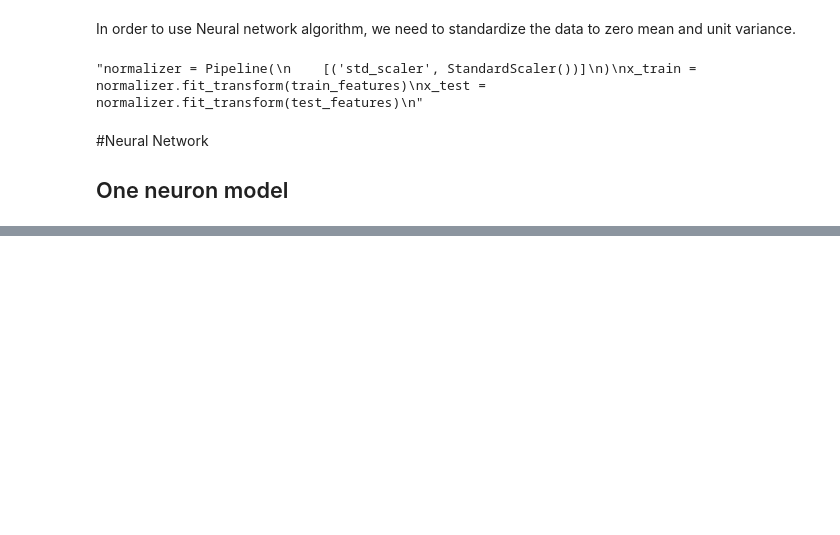
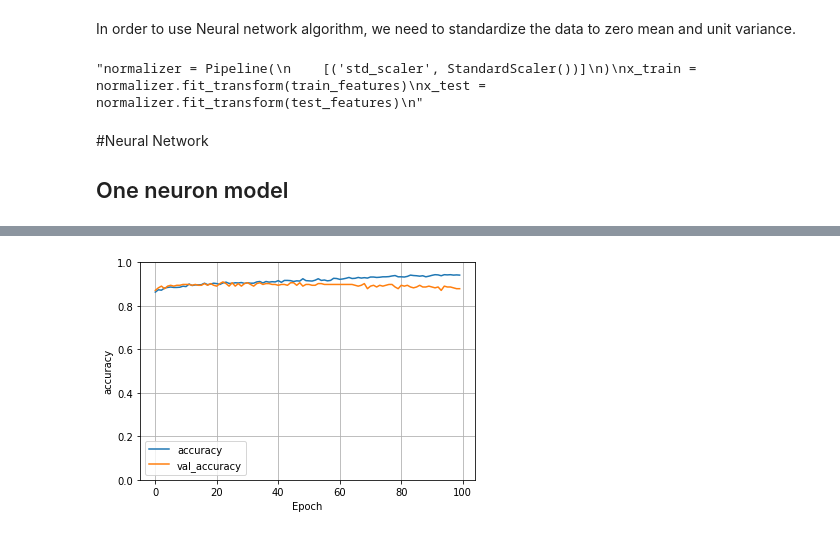
Before and after one commit to katarinagresova/M7DataSP_2020, a Jupyter notebook: assignment_02/NeuralNetwork.ipynb, the cells around one changed output, grey strips where cells are left out. Drawn from its saved outputs; the diff is of its cells as text; code cells hidden in the pictures; blank space fills up the shorter version.

```diff
--- a/assignment_02/NeuralNetwork.ipynb
+++ b/assignment_02/NeuralNetwork.ipynb
@@ -222,0 +235,4 @@ test_evaluation
+# %%
+plot_loss(history)
+# %% [output]
+[figure, added]
```
Also changed, not shown: parts of 21 cells of this notebook.
